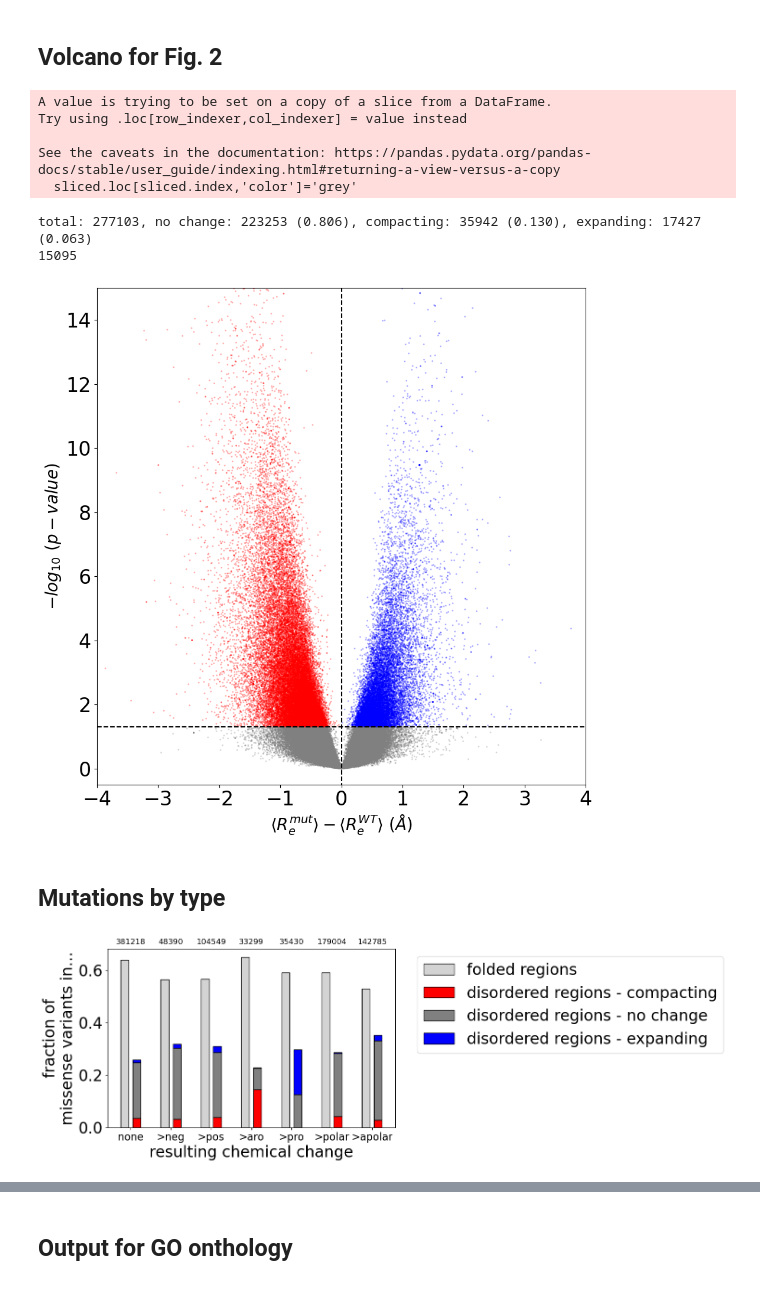
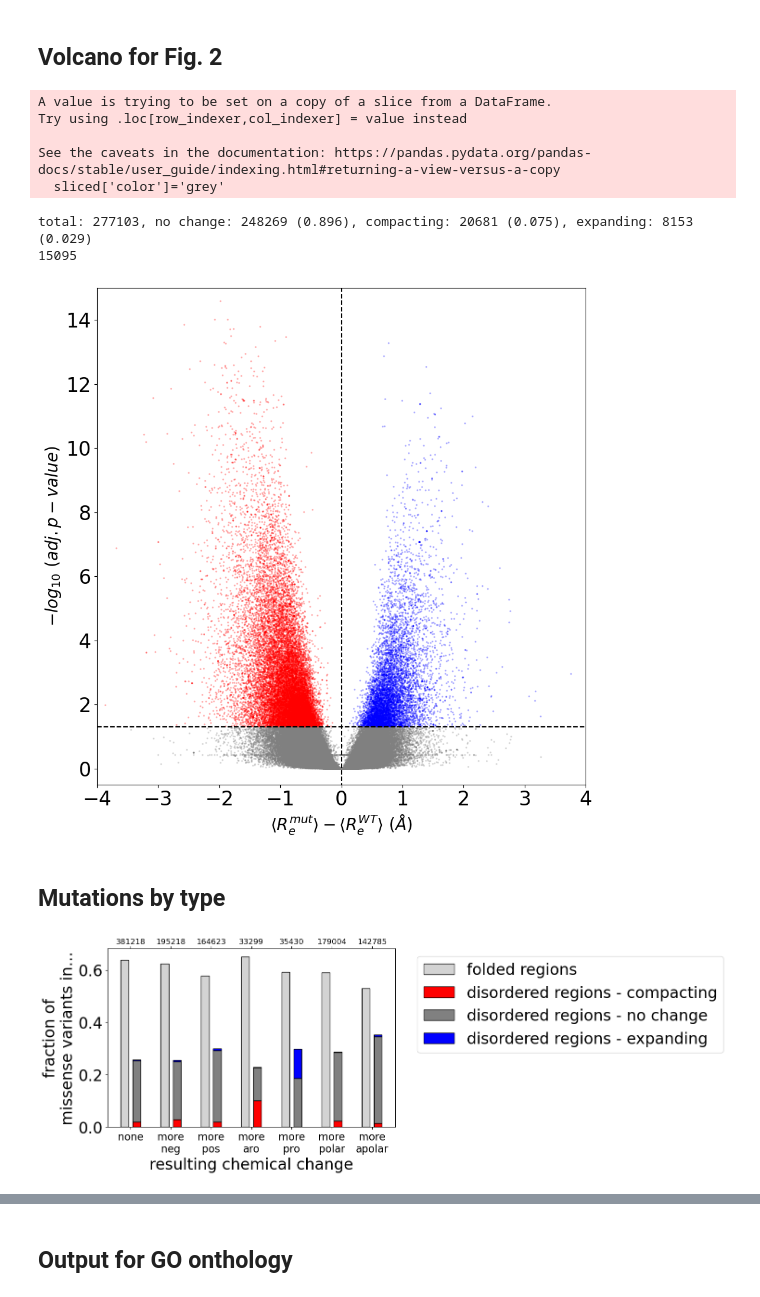
Before and after one commit to sukeniklab/ClinVar_Re_predictions, a Jupyter notebook: analysis/plotClinvarAll.ipynb, the cells around one changed output, grey strips where cells are left out. Cells and saved outputs as stored; diff of their text form; code cells hidden in the pictures.

```diff
--- a/analysis/plotClinvarAll.ipynb
+++ b/analysis/plotClinvarAll.ipynb
@@ -37,6 +32,11 @@ data.loc[data['signi'].str.contains(r'other|protective|drug|not_provided|Affects
 data['resDisordered']='ND'
 data.loc[data['res_disorder']>0.7,'resDisordered']='YES'
 data.loc[data['res_disorder']<0.3,'resDisordered']='NO'
+# %%
+pval_cols = data.columns[data.columns.str.contains('pval')]
+data[pval_cols]=data[pval_cols].fillna(1)
+for i in pval_cols:
+    data[i+'_adj'] = -np.log10(scipy.stats.false_discovery_control(np.power(10,-data[i])))
 # %% [markdown]
 ## counts
 # %%
@@ -93,20 +93,20 @@ colors=['blue','red','orange','green']
 
 for i,window in enumerate(['20','30','40','50']):
     sliced=data[(data['resDisordered']=='YES')]
-    N_expand = sliced[(sliced['mut_vs_wt_Re_delta_'+window]>0)&(sliced['mut_vs_wt_Re_pval_'+window]>p_val_max)].shape[0]
-    N_compact = sliced[(sliced['mut_vs_wt_Re_delta_'+window]<0)&(sliced['mut_vs_wt_Re_pval_'+window]>p_val_max)].shape[0]
+    N_expand = sliced[(sliced['mut_vs_wt_Re_delta_'+window]>0)&(sliced['mut_vs_wt_Re_pval_'+window+'_adj']>p_val_max)].shape[0]
+    N_compact = sliced[(sliced['mut_vs_wt_Re_delta_'+window]<0)&(sliced['mut_vs_wt_Re_pval_'+window+'_adj']>p_val_max)].shape[0]
     N_nochange = sliced[(sliced['mut_vs_wt_Re_pval_'+window]<p_val_max)].shape[0]
     N_tot = N_expand+N_compact+N_nochange
     print('%s-res tiles: no change: %i (%.2f), compacting: %i (%.2f), expanding: %i (%.2f)'%
           (window, N_nochange,N_nochange/N_tot,N_compact,N_compact/N_tot,N_expand,N_expand/N_tot))
    # ax_inset = ax[i].inset_axes([0.6, 0.6, 0.3, 0.3])
    # ax_inset.pie([N_expand,N_compact], colors=['blue','red'])
-    ax[i].scatter(sliced['mut_vs_wt_Re_delta_'+window],sliced['mut_vs_wt_Re_pval_'+window],
+    ax[i].scatter(sliced['mut_vs_wt_Re_delta_'+window],sliced['mut_vs_wt_Re_pval_'+window+'_adj'],
                 s=1.5,alpha=0.2,color=colors[i])
     ax[i].plot([-10,10],[1.3,1.3],'--',c='k')
     ax[i].text(-3,9,window+' res tiles',fontsize=16)
-    ax[i].set_xlabel('$R_{e}^{mut}-R_{e}^{WT}\ (\AA)$',fontsize=16)
-ax[0].set_ylabel('$-log_{10}\ (p-value)$',fontsize=16)
+    ax[i].set_xlabel(r'$R_{e}^{mut}-R_{e}^{WT}\ (\AA)$',fontsize=16)
+ax[0].set_ylabel(r'$-log_{10}\ (adj. p-value)$',fontsize=16)
 ax[0].set_ylim(-0.1,13)
 ax[0].set_xlim(-5,5)
 # %% [output]
@@ -125,11 +125,11 @@ p_val_max=-np.log10(0.05)
 delta_min = 0
 
 sliced=data[(data['resDisordered']=='YES')]
-sliced.loc[sliced.index,'color']='grey'
-sliced.loc[(sliced['mut_vs_wt_Re_delta_'+window]>delta_min)&(sliced['mut_vs_wt_Re_pval_'+window]>p_val_max),'color']='b'
-sliced.loc[(sliced['mut_vs_wt_Re_delta_'+window]<-delta_min)&(sliced['mut_vs_wt_Re_pval_'+window]>p_val_max),'color']='r'
-ax.scatter(sliced['mut_vs_wt_Re_delta_'+window],sliced['mut_vs_wt_Re_pval_'+window],
-                s=1.5,alpha=0.2,color=sliced['color'])
+sliced['color']='grey'
+sliced.loc[(sliced['mut_vs_wt_Re_delta_'+window]>delta_min)&(sliced['mut_vs_wt_Re_pval_'+window+'_adj']>p_val_max),'color']='b'
+sliced.loc[(sliced['mut_vs_wt_Re_delta_'+window]<-delta_min)&(sliced['mut_vs_wt_Re_pval_'+window+'_adj']>p_val_max),'color']='r'
+ax.scatter(sliced['mut_vs_wt_Re_delta_'+window],sliced['mut_vs_wt_Re_pval_'+window+'_adj'],
+                s=2,alpha=0.2,color=sliced['color'])
 ax.plot([-4,4],[p_val_max,p_val_max],'--',c='k')
 ax.plot([0,0],[-1,20],'--',c='k')
 #ax.plot([-1,-1],[-1,20],'--',c='k')
@@ -137,11 +137,11 @@ ax.plot([0,0],[-1,20],'--',c='k')
 ax.set_xlim(-4,4)
 ax.set_ylim(-0.5,15)
 ax.set_xlabel(r'$\langle R_e^{mut} \rangle - \langle R_e^{WT} \rangle \ (\AA)$',fontsize=20)
-ax.set_ylabel('$-log_{10}\ (p-value)$',fontsize=20)
+ax.set_ylabel(r'$-log_{10}\ (adj. p-value)$',fontsize=20)
 
-N_expand = sliced[(sliced['mut_vs_wt_Re_delta_'+window]>delta_min)&(sliced['mut_vs_wt_Re_pval_'+window]>p_val_max)].shape[0]
-N_compact = sliced[(sliced['mut_vs_wt_Re_delta_'+window]<-delta_min)&(sliced['mut_vs_wt_Re_pval_'+window]>p_val_max)].shape[0]
-N_nochange = sliced[(sliced['mut_vs_wt_Re_pval_'+window]<p_val_max)].shape[0]
+N_expand = sliced[(sliced['mut_vs_wt_Re_delta_'+window]>delta_min)&(sliced['mut_vs_wt_Re_pval_'+window+'_adj']>p_val_max)].shape[0]
+N_compact = sliced[(sliced['mut_vs_wt_Re_delta_'+window]<-delta_min)&(sliced['mut_vs_wt_Re_pval_'+window+'_adj']>p_val_max)].shape[0]
+N_nochange = sliced[(sliced['mut_vs_wt_Re_pval_'+window+'_adj']<p_val_max)].shape[0]
 print('total: %i, no change: %i (%.3f), compacting: %i (%.3f), expanding: %i (%.3f)'%
       (len(sliced),N_nochange,N_nochange/len(sliced),N_compact,N_compact/len(sliced),N_expand,N_expand/len(sliced)))
 
@@ -157,36 +157,38 @@ A value is trying to be set on a copy of a slice from a DataFrame.
 Try using .loc[row_indexer,col_indexer] = value instead
 
 See the caveats in the documentation: https://pandas.pydata.org/pandas-docs/stable/user_guide/indexing.html#returning-a-view-versus-a-copy
-  sliced.loc[sliced.index,'color']='grey'
+  sliced['color']='grey'
-total: 277103, no change: 223253 (0.806), compacting: 35942 (0.130), expanding: 17427 (0.063)
+total: 277103, no change: 248269 (0.896), compacting: 20681 (0.075), expanding: 8153 (0.029)
 15095
-[figure, old version]
+[figure, new version]
 # %% [markdown]
 ## Mutations by type
 # %%
 types = pd.DataFrame(index=data['changeType'].unique(),columns=['disordered','all','folded'])
-changetypes=['none','>neg','>pos','>aro','>pro','>polar','>apolar']
+changetypes=['none','pos>|>neg','neg>|>pos','>aro','>pro','>polar','>apolar']
 fig,ax = plt.subplots(figsize=[8,5])
 for i,changeType in enumerate(changetypes):
     sliced = data[data['changeType'].str.contains(changeType)]
     N_all = sliced.shape[0]
     N_folded = sliced[sliced['resDisordered']=='NO'].shape[0]
-    N_disordered_compact = sliced[(sliced['resDisordered']=='YES')&(sliced['mut_vs_wt_Re_delta_30']<0)&(sliced['mut_vs_wt_Re_pval_30']>1.3)].shape[0]
-    N_disordered_expand = sliced[(sliced['resDisordered']=='YES')&(sliced['mut_vs_wt_Re_delta_30']>0)&(sliced['mut_vs_wt_Re_pval_30']>1.3)].shape[0]
-    N_disordered_nochange = sliced[(sliced['resDisordered']=='YES')&(sliced['mut_vs_wt_Re_pval_30']<1.3)].shape[0]
+    N_disordered_compact = sliced[(sliced['resDisordered']=='YES')&(sliced['mut_vs_wt_Re_delta_30']<0)&(sliced['mut_vs_wt_Re_pval_30_adj']>1.3)].shape[0]
+    N_disordered_expand = sliced[(sliced['resDisordered']=='YES')&(sliced['mut_vs_wt_Re_delta_30']>0)&(sliced['mut_vs_wt_Re_pval_30_adj']>1.3)].shape[0]
+    N_disordered_nochange = sliced[(sliced['resDisordered']=='YES')&(sliced['mut_vs_wt_Re_pval_30_adj']<1.3)].shape[0]
 #   print('all: %i, folded: %i, disordered: %i'%(N_all,N_folded,N_disordered_compact+N_disordered_nochange))
     #ax.bar(i-0.3,N_all,width=0.2)
     ax.text(i,0.7,str(N_all),ha='center',fontsize=12)
     ax.bar(i-0.15,N_folded/N_all,width=0.2,color='lightgrey',edgecolor='k',label='folded regions')
     ax.bar(i+0.15,N_disordered_compact/N_all,width=0.2,color='red',edgecolor='k',label='disordered regions - compacting')
     ax.bar(i+0.15,N_disordered_nochange/N_all,bottom=(N_disordered_compact)/N_all,width=0.2,color='grey',edgecolor='k',label='disordered regions - no change')
     ax.bar(i+0.15,N_disordered_expand/N_all,bottom=(N_disordered_nochange+N_disordered_compact)/N_all,width=0.2,color='blue',edgecolor='k',label='disordered regions - expanding')
     if i==0:
         ax.legend(bbox_to_anchor=(1.05, 1), loc='upper left')
 
 ax.set_xticks(np.arange(i+1))
-ax.set_xticklabels(changetypes,fontsize=16)
+ax.set_xticklabels(['none','more\nneg','more\npos','more\naro','more\npro','more\npolar','more\napolar'],fontsize=16)
 ax.set_xlabel('resulting chemical change')
 _=ax.set_ylabel('fraction of\nmissense variants in...')
+ax.tick_params(axis='x', top=True, bottom=True, labelbottom=True)
+plt.savefig('missense_changes.svg')
 # %% [output]
-[figure, old version]
+[figure, new version]
```
Also changed, not shown: parts of 26 cells of this notebook, 6 other files.
